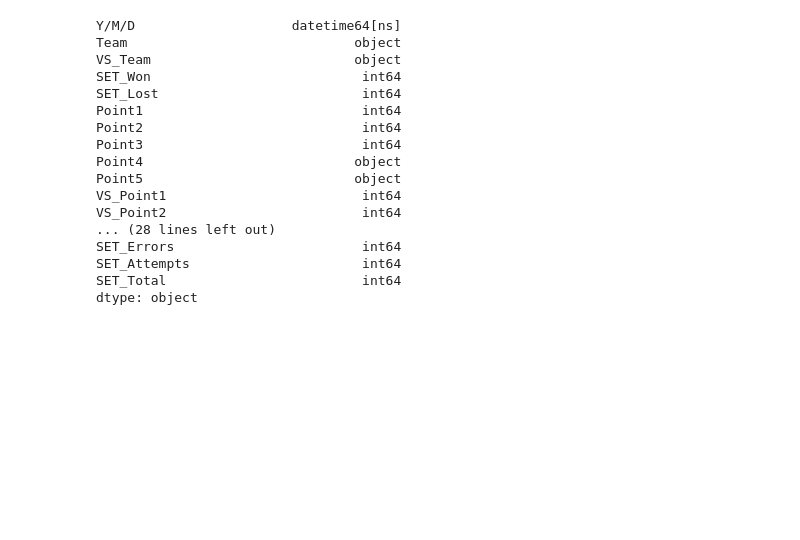
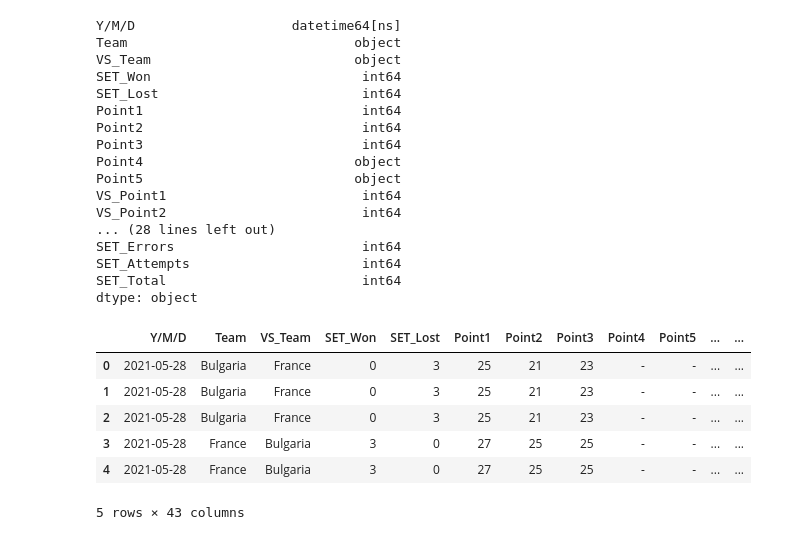
Before and after one commit to zxyn-86/vnl-predictor, a Jupyter notebook: notebooks/01_data_exploration.ipynb, the cells around one changed output. Saved outputs shown, nothing was run; the diff lists cells and outputs as text; code cells hidden in the pictures; blank space fills up the shorter version.

Commit message:
cleaned data set ready for feature engineering

```diff
--- a/notebooks/01_data_exploration.ipynb
+++ b/notebooks/01_data_exploration.ipynb
@@ -151,3 +151,16 @@ SET_Total                         int64
 dtype: object
 # %%
 df.to_csv("/Users/zu/Desktop/projects/vballPredictor/data/processed/cleaned_data.csv", index=False)
+# %%
+import pandas as pd
+
+df = pd.read_csv("/Users/zu/Desktop/projects/vballPredictor/data/processed/cleaned_data.csv")
+df.head()
+# %% [output]
+|  | Y/M/D | Team | VS_Team | SET_Won | SET_Lost | Point1 | Point2 | Point3 | Point4 | Point5 | ... | ... |
+| 0 | 2021-05-28 | Bulgaria | France | 0 | 3 | 25 | 21 | 23 | - | - | ... | ... |
+| 1 | 2021-05-28 | Bulgaria | France | 0 | 3 | 25 | 21 | 23 | - | - | ... | ... |
+| 2 | 2021-05-28 | Bulgaria | France | 0 | 3 | 25 | 21 | 23 | - | - | ... | ... |
+| 3 | 2021-05-28 | France | Bulgaria | 3 | 0 | 27 | 25 | 25 | - | - | ... | ... |
+| 4 | 2021-05-28 | France | Bulgaria | 3 | 0 | 27 | 25 | 25 | - | - | ... | ... |
+5 rows × 43 columns
```
Also changed, not shown: parts of 23 cells of this notebook, 2 other files.
